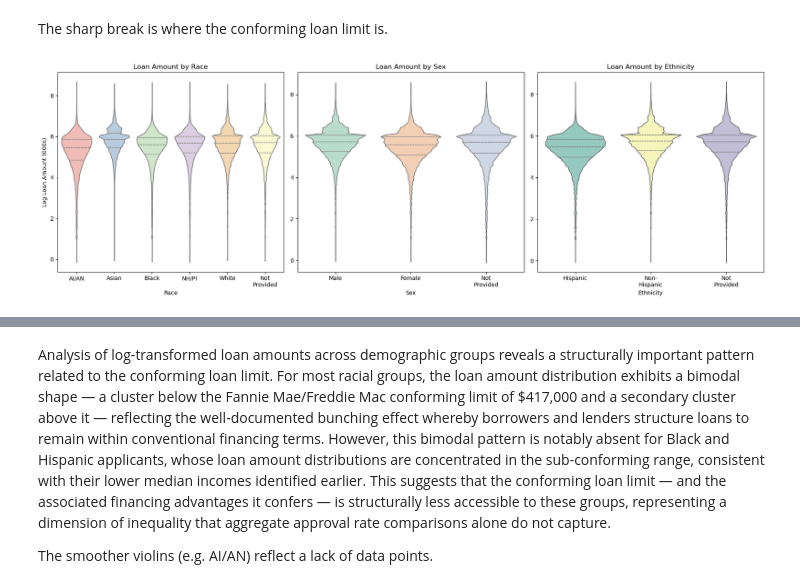
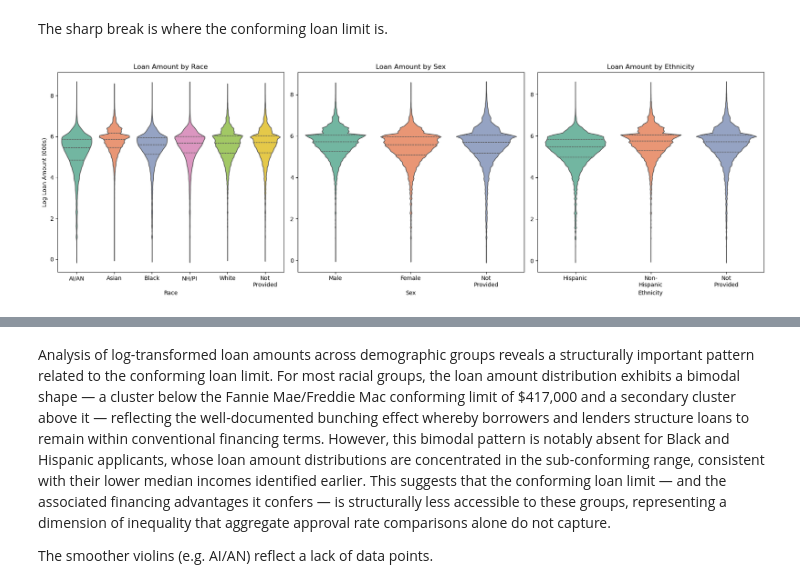
Before and after one commit to jdhilee/fairness_smoke_alarm, a Jupyter notebook: src/eda_hmda_2007_2017.ipynb, the cells around one changed output, grey strips where cells are left out. Drawn from its saved outputs; the diff is of its cells as text; code cells hidden in the pictures.

```diff
--- a/src/eda_hmda_2007_2017.ipynb
+++ b/src/eda_hmda_2007_2017.ipynb
@@ -1406,20 +1465,46 @@ plt.show()
 # %% [markdown]
 The sharp break is where the conforming loan limit is.
 # %%
+# Set2 colours
+set2 = sns.color_palette("Set2")
+
+# Explicit colour mappings for categorical codes
+race_palette = {
+    1.0: set2[0],
+    2.0: set2[1],
+    3.0: set2[2],
+    4.0: set2[3],
+    5.0: set2[4],
+    99.0: set2[5]
+}
+
+sex_palette = {
+    1.0: set2[0],
+    2.0: set2[1],
+    99.0: set2[2]
+}
+
+ethnicity_palette = {
+    1.0: set2[0],
+    2.0: set2[1],
+    99.0: set2[2]
+}
+
+
 # Plot loan amounts by sensitive characteristics
+fig_violin, axes_violin = plt.subplots(1, 3, figsize=(18, 6))
 
-fig_violin, axes_violin = plt.subplots(1, 3, figsize=(18, 6))
 
 # Race
 sns.violinplot(
-    x = "race",
-    y = "log_loan_amount_000s",
-    hue = "race",
-    data = hmda,
-    inner = "quartile",
-    palette = "Pastel1",
-    legend = False,
-    ax = axes_violin[0]
+    x="race",
+    y="log_loan_amount_000s",
+    hue="race",
+    data=hmda,
+    inner="quartile",
+    palette=race_palette,
+    legend=False,
+    ax=axes_violin[0]
 )
 
 axes_violin[0].set_title("Loan Amount by Race")
@@ -1435,51 +1520,54 @@ axes_violin[0].set_xticklabels([
     "Not\nProvided"
 ])
 
+
 # Sex
 sns.violinplot(
-    x = "sex",
-    y = "log_loan_amount_000s",
-    hue = "sex",
-    data = hmda,
-    inner = "quartile",
-    palette = "Pastel2",
-    legend = False,
-    ax = axes_violin[1]
+    x="sex",
+    y="log_loan_amount_000s",
+    hue="sex",
+    data=hmda,
+    inner="quartile",
+    palette=sex_palette,
+    legend=False,
+    ax=axes_violin[1]
 )
 
 axes_violin[1].set_title("Loan Amount by Sex")
 axes_violin[1].set_xlabel("Sex")
 axes_violin[1].set_ylabel("")
 
 axes_violin[1].set_xticklabels([
     "Male",
     "Female",
     "Not\nProvided"
 ])
 
+
 # Ethnicity
 sns.violinplot(
-    x = "ethnicity",
-    y = "log_loan_amount_000s",
-    hue = "ethnicity",
-    data = hmda,
-    inner = "quartile",
-    palette = "Set3",
-    legend = False,
-    ax = axes_violin[2]
+    x="ethnicity",
+    y="log_loan_amount_000s",
+    hue="ethnicity",
+    data=hmda,
+    inner="quartile",
+    palette=ethnicity_palette,
+    legend=False,
+    ax=axes_violin[2]
 )
 
 axes_violin[2].set_title("Loan Amount by Ethnicity")
 axes_violin[2].set_xlabel("Ethnicity")
 axes_violin[2].set_ylabel("")
 
 axes_violin[2].set_xticklabels([
     "Hispanic",
     "Non-\nHispanic",
     "Not\nProvided"
 ])
 
+
 plt.tight_layout()
 fig_violin
 # %% [output]
-[figure, old version]
+[figure, new version]
```
Also changed, not shown: parts of 5 cells of this notebook, 1 other file.
